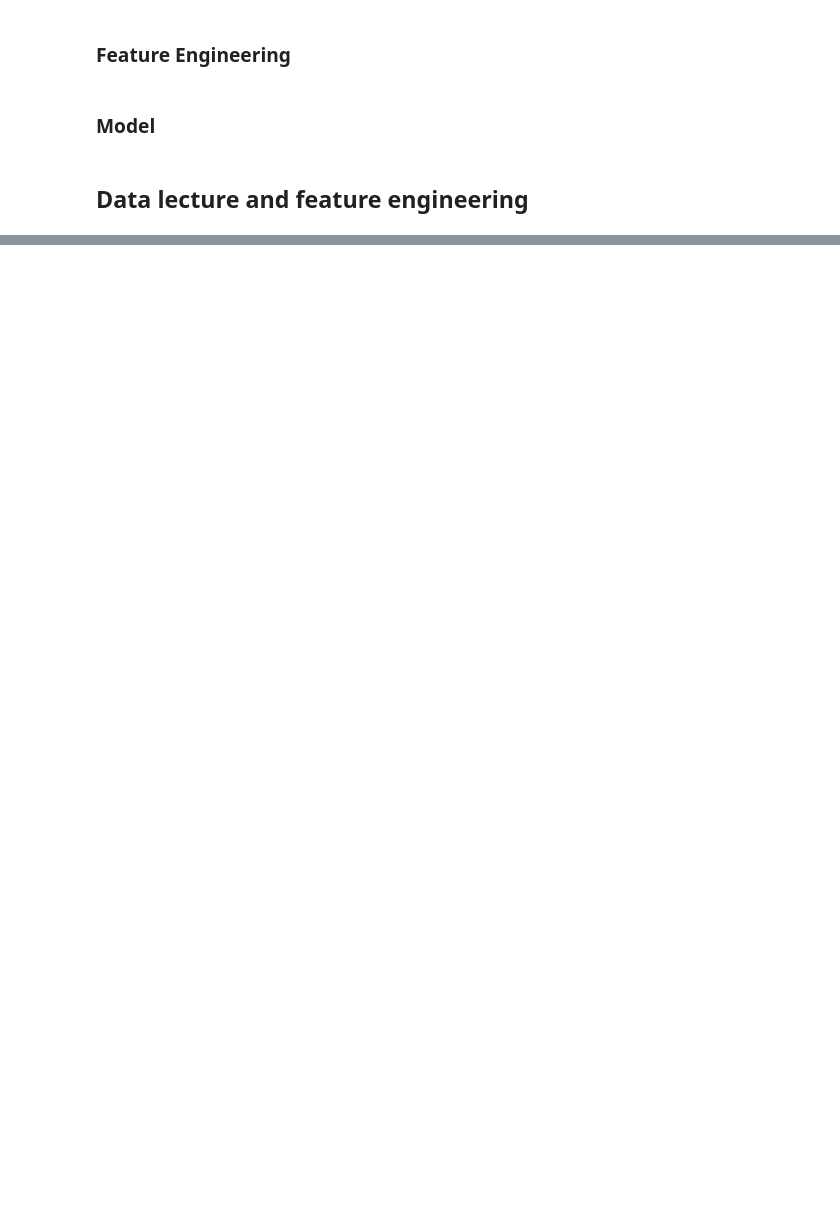
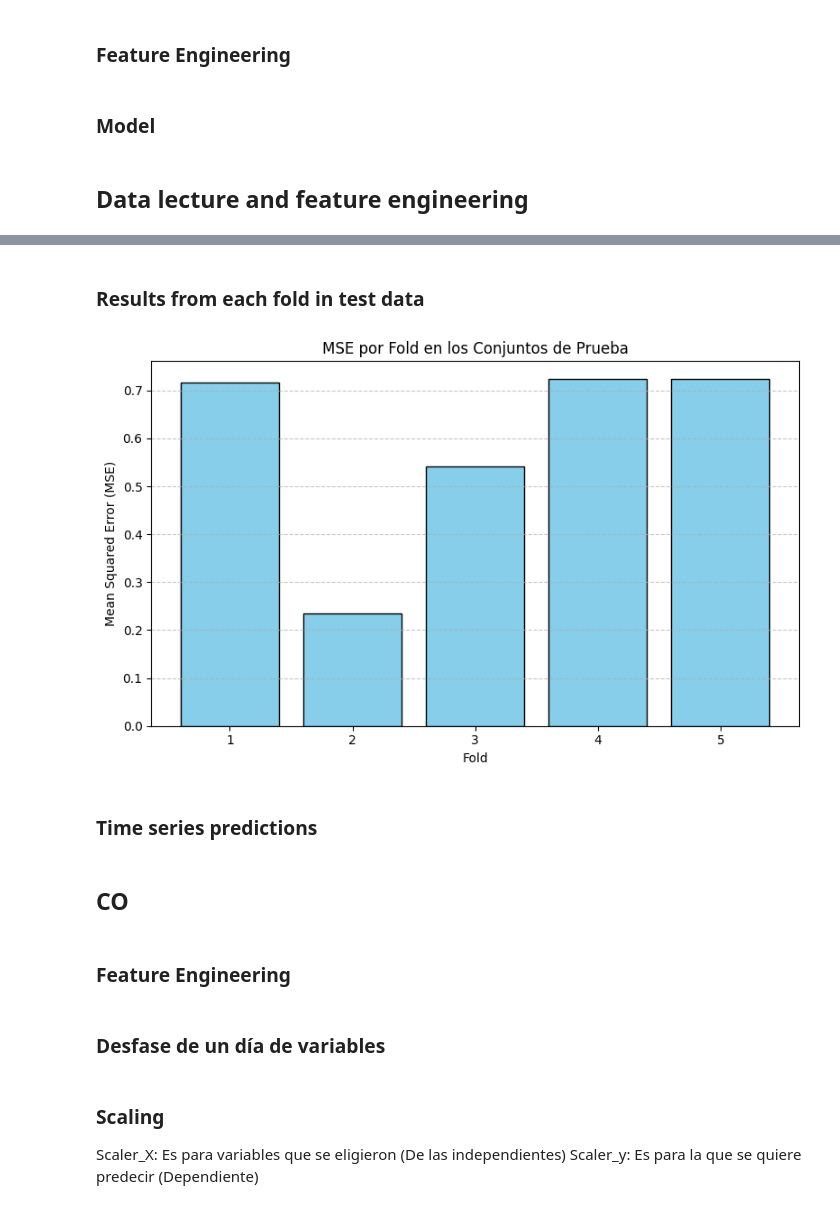
Before and after one commit to XJoseAntonioX/Air_quality_analysis_and_forecasting, a Jupyter notebook: modelo.ipynb, the cells around one changed output, grey strips where cells are left out. Cells and saved outputs as stored; diff of their text form; code cells hidden in the pictures; blank space fills up the shorter version.

```diff
--- a/modelo.ipynb
+++ b/modelo.ipynb
@@ -143,0 +149,8 @@ fig.show()
+# %% [markdown]
+### Results from each fold in test data
+# %%
+plot_mse_per_fold(mse_per_fold)
+# %% [output]
+[figure, added]
+# %% [markdown]
+### Time series predictions
@@ -143,0 +164,4 @@ fig.show()
+# %% [markdown]
+## CO
+# %% [markdown]
+### Feature Engineering
@@ -143,0 +170,2 @@ fig.show()
+# %% [markdown]
+### Desfase de un día de variables
@@ -143,0 +174,5 @@ fig.show()
+# %% [markdown]
+### Scaling
+
+Scaler_X: Es para variables que se eligieron (De las independientes)
+Scaler_y: Es para la que se quiere predecir (Dependiente)
```
Also changed, not shown: parts of 61 cells of this notebook, 3 other files.
